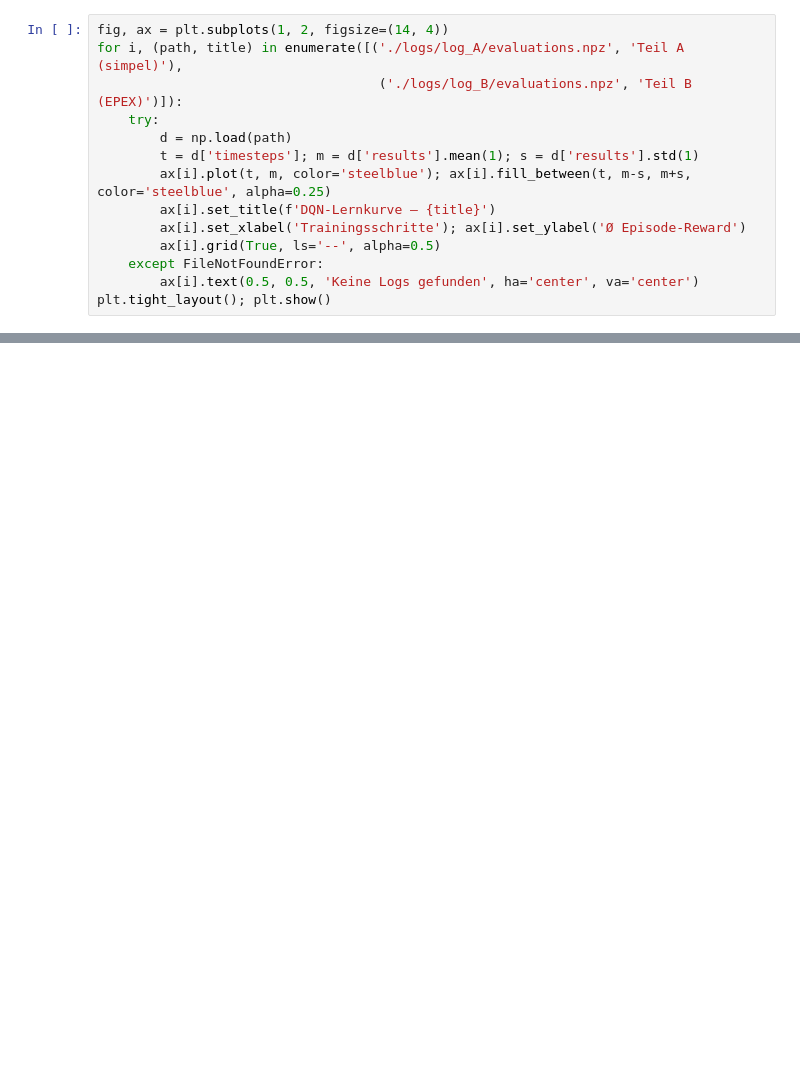
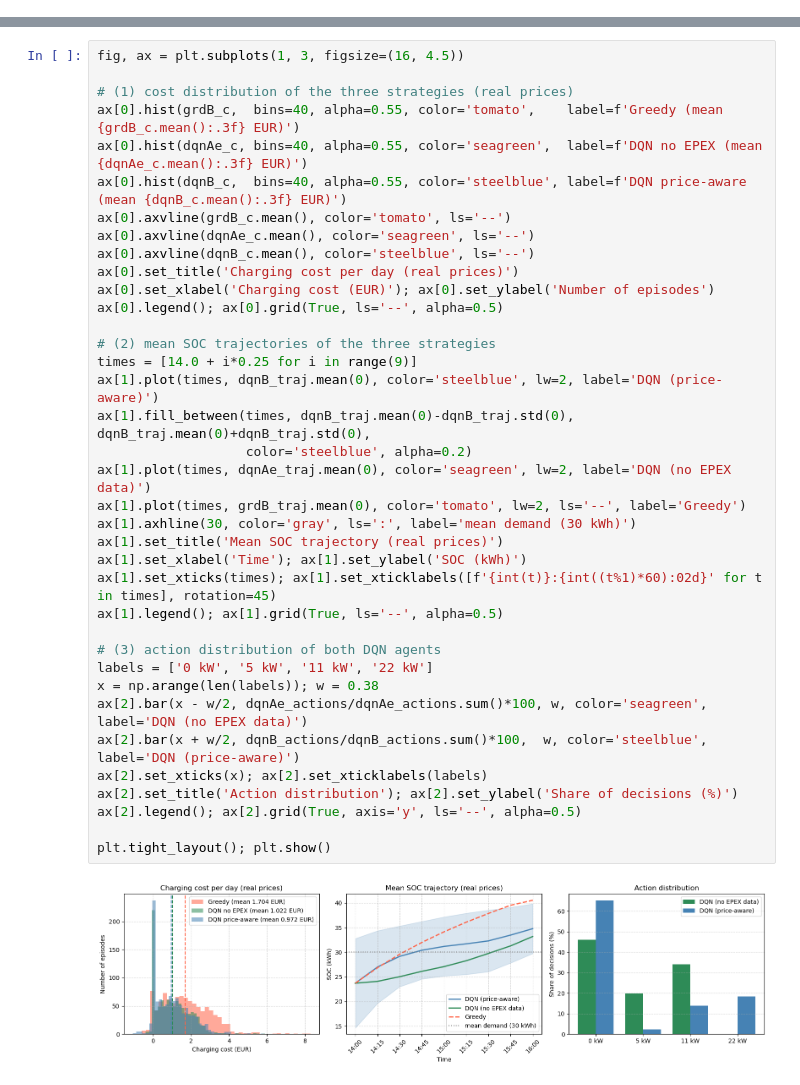
Before and after one commit to nbringew/AAA_Team_1, a Jupyter notebook: notebooks/04_reinforcement_learning_merged.ipynb, the cells around one changed output, grey strips where cells are left out. Saved outputs shown, nothing was run; the diff lists cells and outputs as text; blank space fills up the shorter version.

Commit message:
overhaul 04, fixing dqn price function + changed epex dqn model + other changes

```diff
--- a/notebooks/04_reinforcement_learning_merged.ipynb
+++ b/notebooks/04_reinforcement_learning_merged.ipynb
@@ -787,14 +0,0 @@ plt.tight_layout(); plt.show()
-# %%
-fig, ax = plt.subplots(1, 2, figsize=(14, 4))
-for i, (path, title) in enumerate([('./logs/log_A/evaluations.npz', 'Teil A (simpel)'),
-                                    ('./logs/log_B/evaluations.npz', 'Teil B (EPEX)')]):
-    try:
-        d = np.load(path)
-        t = d['timesteps']; m = d['results'].mean(1); s = d['results'].std(1)
-        ax[i].plot(t, m, color='steelblue'); ax[i].fill_between(t, m-s, m+s, color='steelblue', alpha=0.25)
-        ax[i].set_title(f'DQN-Lernkurve — {title}')
-        ax[i].set_xlabel('Trainingsschritte'); ax[i].set_ylabel('Ø Episode-Reward')
-        ax[i].grid(True, ls='--', alpha=0.5)
-    except FileNotFoundError:
-        ax[i].text(0.5, 0.5, 'Keine Logs gefunden', ha='center', va='center')
-plt.tight_layout(); plt.show()
@@ -999,0 +820,39 @@ dynamischem Stromvertrag oder eigener Produktion** attraktiv.
+# %%
+fig, ax = plt.subplots(1, 3, figsize=(16, 4.5))
+
+# (1) cost distribution of the three strategies (real prices)
+ax[0].hist(grdB_c,  bins=40, alpha=0.55, color='tomato',    label=f'Greedy (mean {grdB_c.mean():.3f} EUR)')
+ax[0].hist(dqnAe_c, bins=40, alpha=0.55, color='seagreen',  label=f'DQN no EPEX (mean {dqnAe_c.mean():.3f} EUR)')
+ax[0].hist(dqnB_c,  bins=40, alpha=0.55, color='steelblue', label=f'DQN price-aware (mean {dqnB_c.mean():.3f} EUR)')
+ax[0].axvline(grdB_c.mean(), color='tomato', ls='--')
+ax[0].axvline(dqnAe_c.mean(), color='seagreen', ls='--')
+ax[0].axvline(dqnB_c.mean(), color='steelblue', ls='--')
+ax[0].set_title('Charging cost per day (real prices)')
+ax[0].set_xlabel('Charging cost (EUR)'); ax[0].set_ylabel('Number of episodes')
+ax[0].legend(); ax[0].grid(True, ls='--', alpha=0.5)
+
+# (2) mean SOC trajectories of the three strategies
+times = [14.0 + i*0.25 for i in range(9)]
+ax[1].plot(times, dqnB_traj.mean(0), color='steelblue', lw=2, label='DQN (price-aware)')
+ax[1].fill_between(times, dqnB_traj.mean(0)-dqnB_traj.std(0), dqnB_traj.mean(0)+dqnB_traj.std(0),
+                   color='steelblue', alpha=0.2)
+ax[1].plot(times, dqnAe_traj.mean(0), color='seagreen', lw=2, label='DQN (no EPEX data)')
+ax[1].plot(times, grdB_traj.mean(0), color='tomato', lw=2, ls='--', label='Greedy')
+ax[1].axhline(30, color='gray', ls=':', label='mean demand (30 kWh)')
+ax[1].set_title('Mean SOC trajectory (real prices)')
+ax[1].set_xlabel('Time'); ax[1].set_ylabel('SOC (kWh)')
+ax[1].set_xticks(times); ax[1].set_xticklabels([f'{int(t)}:{int((t%1)*60):02d}' for t in times], rotation=45)
+ax[1].legend(); ax[1].grid(True, ls='--', alpha=0.5)
+
+# (3) action distribution of both DQN agents
+labels = ['0 kW', '5 kW', '11 kW', '22 kW']
+x = np.arange(len(labels)); w = 0.38
+ax[2].bar(x - w/2, dqnAe_actions/dqnAe_actions.sum()*100, w, color='seagreen',  label='DQN (no EPEX data)')
+ax[2].bar(x + w/2, dqnB_actions/dqnB_actions.sum()*100,  w, color='steelblue', label='DQN (price-aware)')
+ax[2].set_xticks(x); ax[2].set_xticklabels(labels)
+ax[2].set_title('Action distribution'); ax[2].set_ylabel('Share of decisions (%)')
+ax[2].legend(); ax[2].grid(True, axis='y', ls='--', alpha=0.5)
+
+plt.tight_layout(); plt.show()
+# %% [output]
+[figure, added]
```
Also changed, not shown: parts of 81 cells of this notebook.
